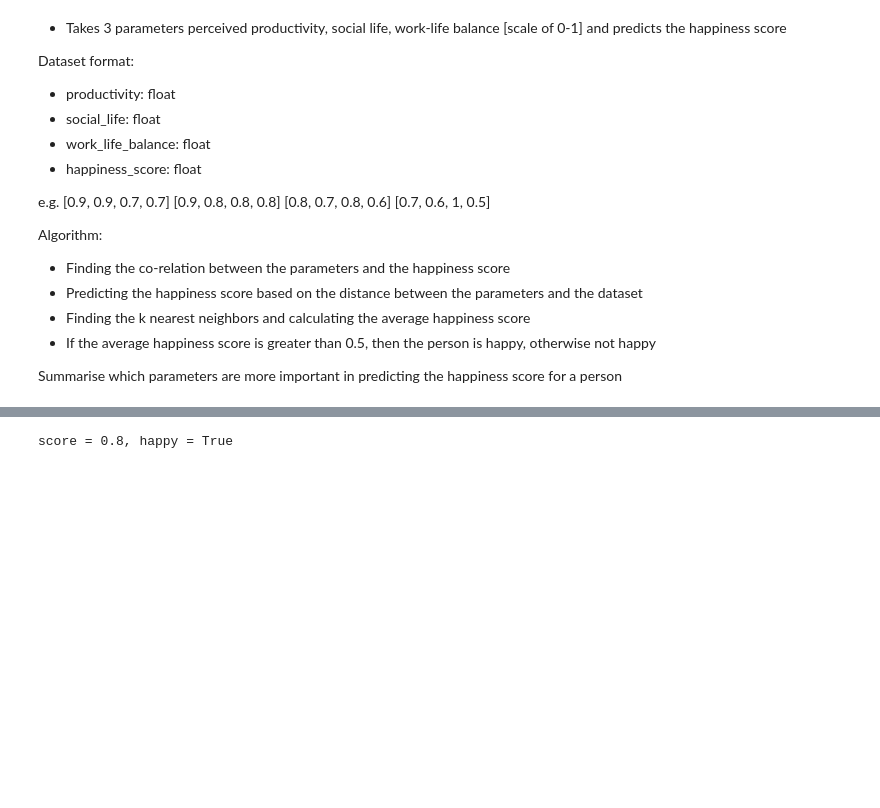
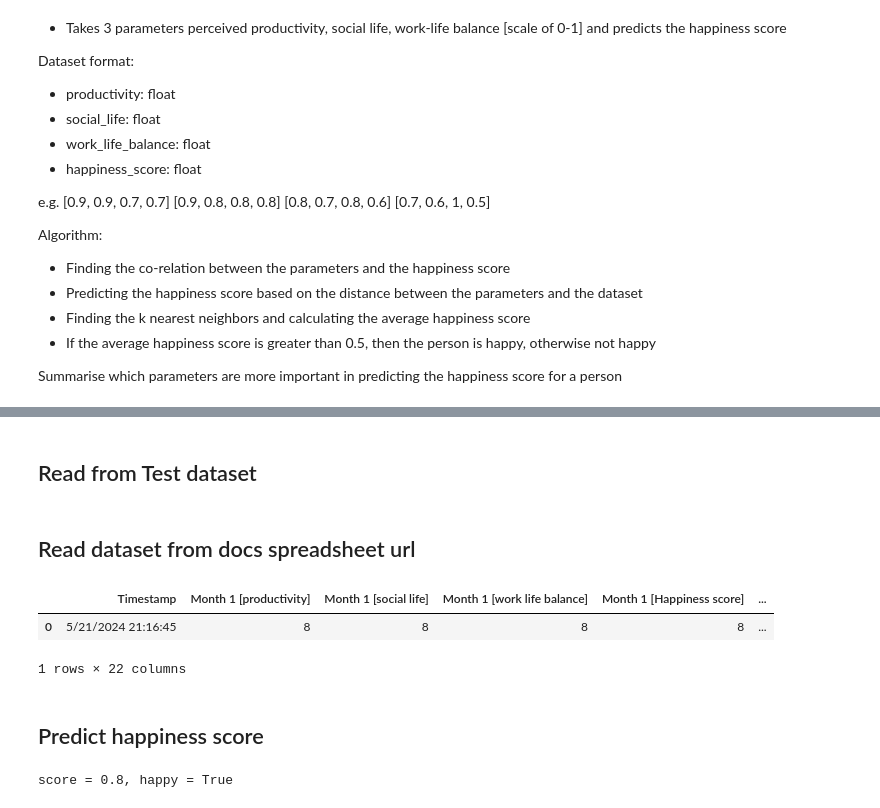
Before and after one commit to AM-ash-OR-AM-I/IDSUP, a Jupyter notebook: happiness_analysis/happiness_classifier.ipynb, the cells around one changed output, grey strips where cells are left out. Saved outputs shown, nothing was run; the diff lists cells and outputs as text; code cells hidden in the pictures; blank space fills up the shorter version.

Commit message:
Refactored code added happiness analysis project

```diff
--- a/happiness_analysis/happiness_classifier.ipynb
+++ b/happiness_analysis/happiness_classifier.ipynb
@@ -34,6 +57,8 @@ Summarise which parameters are more important in predicting the happiness score
 #
 # dataframe = pd.DataFrame(dataset, columns=['productivity', 'social_life', 'work_life_balance', 'happiness_score'])
 # dataframe.to_csv('happiness_score.csv', index=False)
+# %% [markdown]
+## Read from Test dataset
 # %%
 import pandas as pd
 
@@ -42,3 +67,23 @@ dataset = dataframe.values.tolist()
+# %% [markdown]
+## Read dataset from docs spreadsheet url
+# %%
+from dotenv import load_dotenv
+import os
+
+load_dotenv()
+parameters = ['productivity', 'social life', 'work life balance', 'Happiness score']
+keys = [f'Month {i} [{parameter}]' for i in range(1, 6) for parameter in parameters]
+sheet_url = os.getenv('SPREADSHEET_URL')
+csv_export_url = sheet_url.replace('/edit?usp=sharing', '/export?format=csv')
+
+dataframe = pd.read_csv(csv_export_url)
+dataframe
+# %% [output]
+|  | Timestamp | Month 1 [productivity] | Month 1 [social life] | Month 1 [work life balance] | Month 1 [Happiness score] | ... |
+| 0 | 5/21/2024 21:16:45 | 8 | 8 | 8 | 8 | ... |
+1 rows × 22 columns
+# %% [markdown]
+## Predict happiness score
 # %%
 from typing import List
 
```
Also changed, not shown: parts of 5 cells of this notebook, 2 other files.
